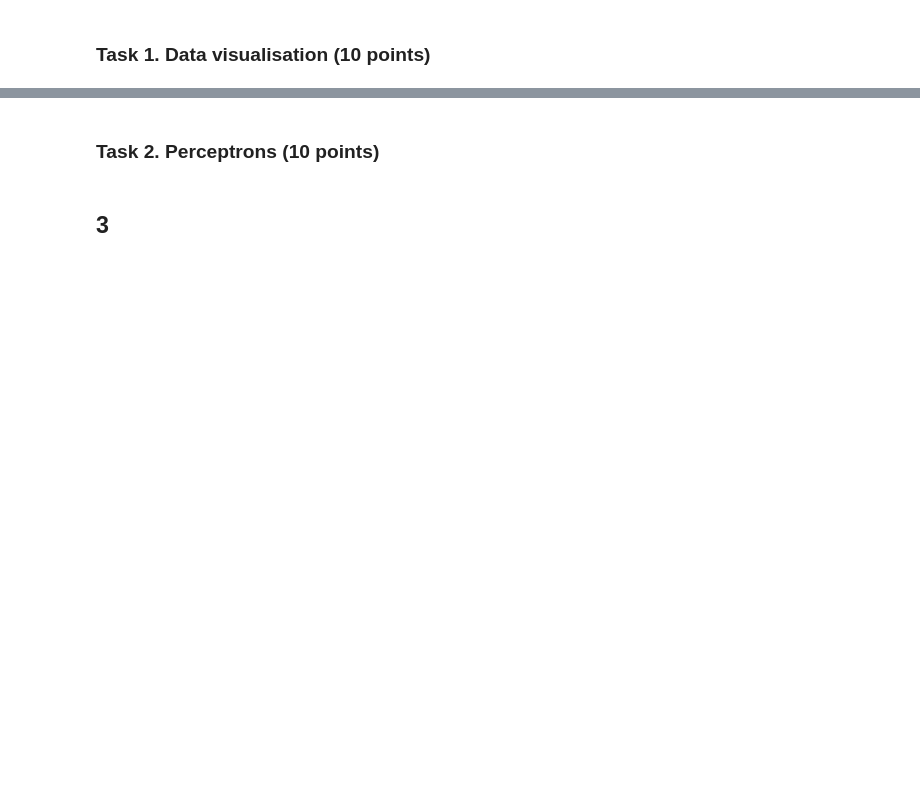
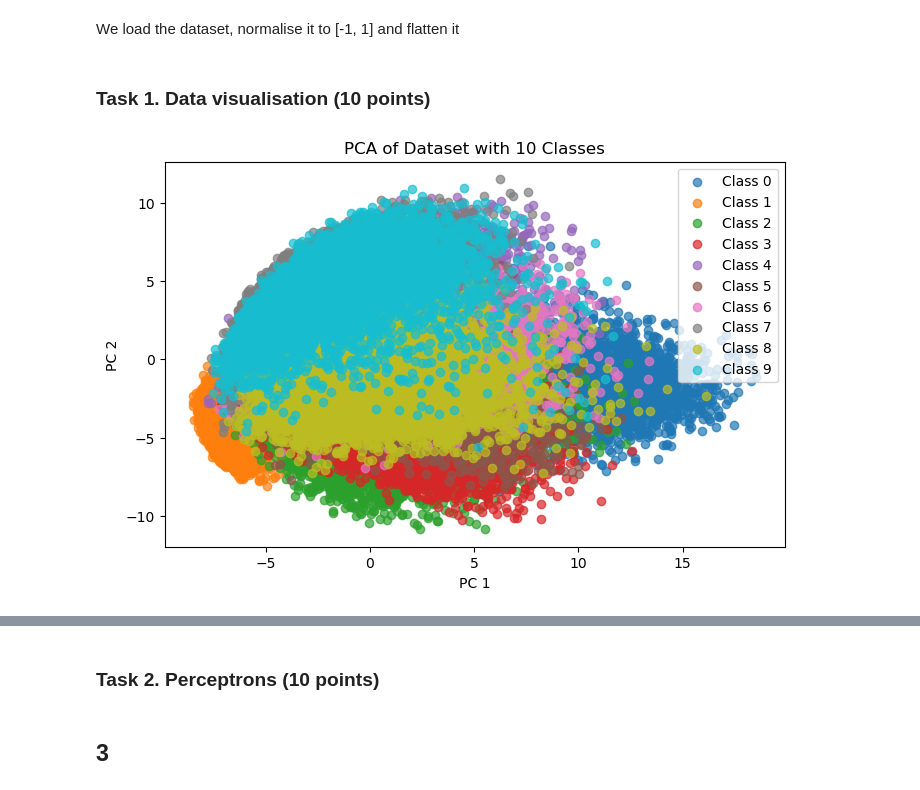
Before and after one commit to Manouil/ffoml, a Jupyter notebook: ga2.ipynb, the cells around one changed output, grey strips where cells are left out. Drawn from its saved outputs; the diff is of its cells as text; code cells hidden in the pictures; blank space fills up the shorter version.

```diff
--- a/ga2.ipynb
+++ b/ga2.ipynb
@@ -8,6 +10,8 @@ from sklearn.preprocessing import StandardScaler
 from itertools import combinations
 
 mnist = tf.keras.datasets.mnist
+# %% [markdown]
+We load the dataset, normalise it to [-1, 1] and flatten it
 # %%
 mnist = tf.keras.datasets.mnist
 
@@ -28,14 +34,17 @@ pca = PCA(n_components=2)
 x_train_pca = pca.fit_transform(x_train)
 # %%
 plt.figure(figsize=(8, 5))
-for digit in range(10):  # Loop over 10 classes
+# Plot all classes iteratively, on same plot
+for digit in range(10):
     plt.scatter(x_train_pca[y_train == digit, 0], x_train_pca[y_train == digit, 1], label=f'Class {digit}', alpha=0.7)
 
 handles, labels = plt.gca().get_legend_handles_labels()
-by_label = dict(zip(labels, handles))  # Ensure unique labels
+by_label = dict(zip(labels, handles))
+
 plt.legend(by_label.values(), by_label.keys())
-
 plt.title('PCA of Dataset with 10 Classes')
-plt.xlabel('PCA Component 1')
-plt.ylabel('PCA Component 2')
+plt.xlabel('PC 1')
+plt.ylabel('PC 2')
 plt.show()
+# %% [output]
+[figure, added]
```
Also changed, not shown: parts of 15 cells of this notebook, 1 other file.
